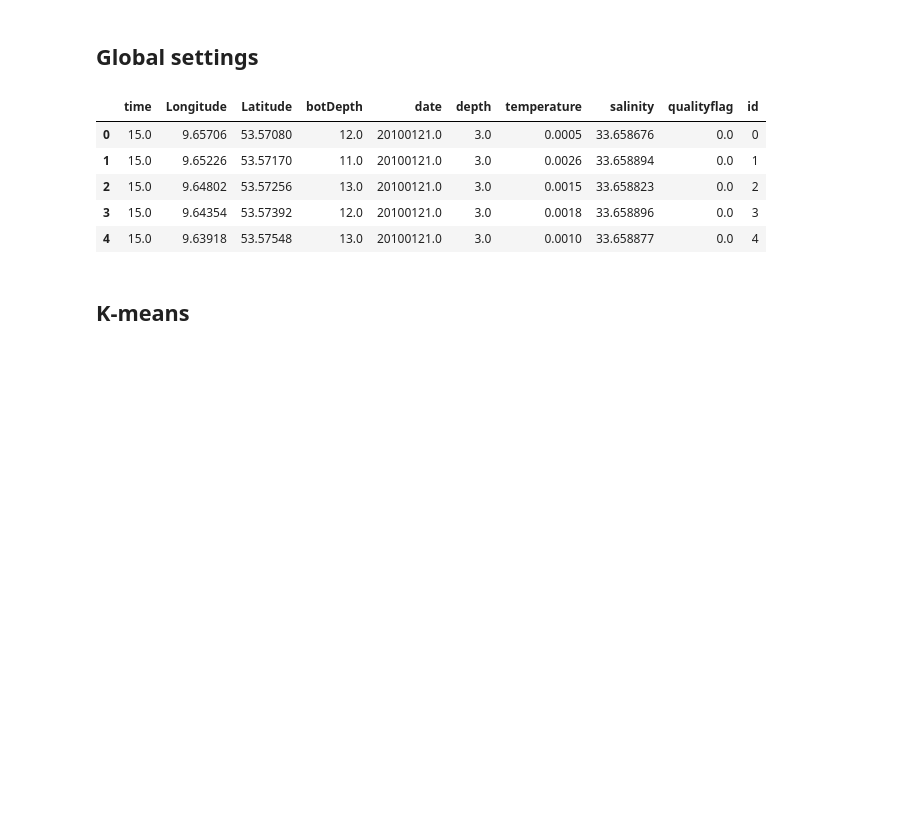
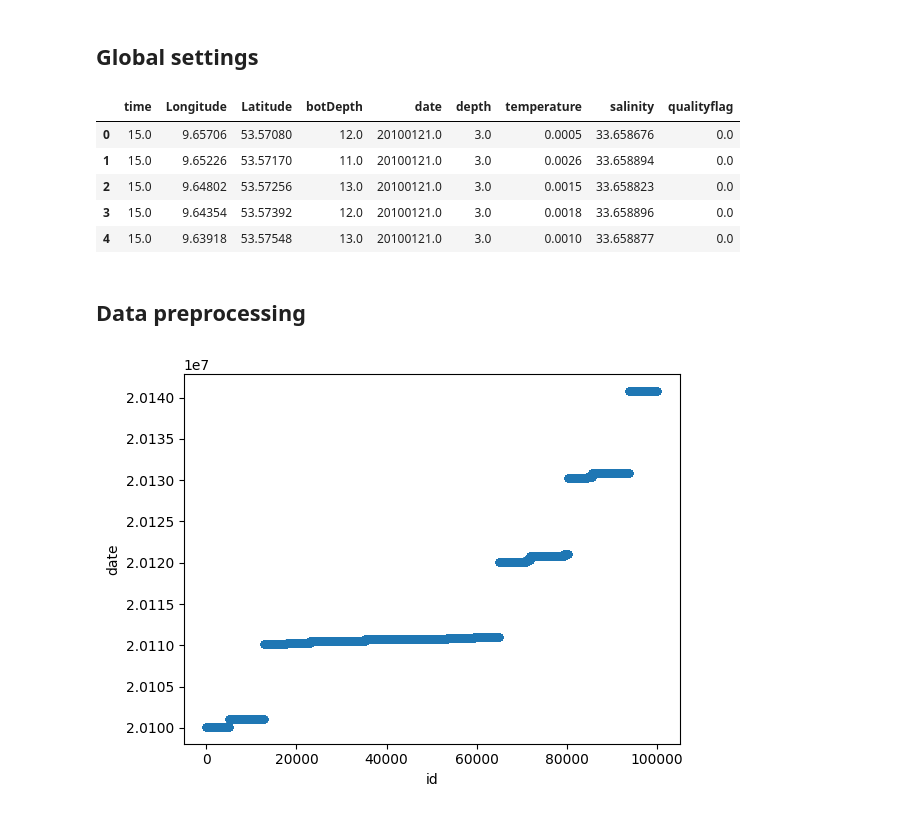
Before and after one commit to nali001/Quality-Control, a Jupyter notebook: unsupervised_learning.ipynb, the cells around one changed output. Drawn from its saved outputs; the diff is of its cells as text; code cells hidden in the pictures; blank space fills up the shorter version.

```diff
--- a/unsupervised_learning.ipynb
+++ b/unsupervised_learning.ipynb
@@ -14,8 +16,16 @@ from sklearn.metrics import confusion_matrix
 # %%
+def simple_plot(df, feature, low_i=200, high_i=500):
+    # Add temperary `id` for plotting
+    df['id'] = range(len(df))
+    df.iloc[low_i:high_i].plot.scatter(x='id', y=feature)
+    df.drop(columns=['id'], inplace=True)
+
 class AnomalyPlotter():
     def __init__(self, data, true_label, predicted_label):
         # Omit extreme data points
         data = data.loc[data['temperature'] > -50]
+        # Add temperary `id` for plotting
+        data['id'] = range(len(data))
         self.data = data
         self.data_tp = data.loc[(data[true_label] == 1) & data[predicted_label] == 1]
         self.data_tn = data.loc[(data[true_label] == 0) & data[predicted_label] == 0]
@@ -63,16 +73,19 @@ class AnomalyPlotter():
 DATA_PATH = "data/2010to2017nsWithoutNA.csv"
 # %%
 data = pd.read_csv(DATA_PATH)
-# Add id
-data['id'] = range(len(data))
 data.head()
 # %% [output]
-|  | time | Longitude | Latitude | botDepth | date | depth | temperature | salinity | qualityflag | id |
-| 0 | 15.0 | 9.65706 | 53.57080 | 12.0 | 20100121.0 | 3.0 | 0.0005 | 33.658676 | 0.0 | 0 |
-| 1 | 15.0 | 9.65226 | 53.57170 | 11.0 | 20100121.0 | 3.0 | 0.0026 | 33.658894 | 0.0 | 1 |
-| 2 | 15.0 | 9.64802 | 53.57256 | 13.0 | 20100121.0 | 3.0 | 0.0015 | 33.658823 | 0.0 | 2 |
-| 3 | 15.0 | 9.64354 | 53.57392 | 12.0 | 20100121.0 | 3.0 | 0.0018 | 33.658896 | 0.0 | 3 |
-| 4 | 15.0 | 9.63918 | 53.57548 | 13.0 | 20100121.0 | 3.0 | 0.0010 | 33.658877 | 0.0 | 4 |
+|  | time | Longitude | Latitude | botDepth | date | depth | temperature | salinity | qualityflag |
+| 0 | 15.0 | 9.65706 | 53.57080 | 12.0 | 20100121.0 | 3.0 | 0.0005 | 33.658676 | 0.0 |
+| 1 | 15.0 | 9.65226 | 53.57170 | 11.0 | 20100121.0 | 3.0 | 0.0026 | 33.658894 | 0.0 |
+| 2 | 15.0 | 9.64802 | 53.57256 | 13.0 | 20100121.0 | 3.0 | 0.0015 | 33.658823 | 0.0 |
+| 3 | 15.0 | 9.64354 | 53.57392 | 12.0 | 20100121.0 | 3.0 | 0.0018 | 33.658896 | 0.0 |
+| 4 | 15.0 | 9.63918 | 53.57548 | 13.0 | 20100121.0 | 3.0 | 0.0010 | 33.658877 | 0.0 |
-# %% [markdown]
-## K-means
+# %% [markdown]
+## Data preprocessing
+# %%
+feature = 'date'
+simple_plot(data, feature, low_i=0, high_i=100000)
+# %% [output]
+[figure, added]
 # %%
```
Also changed, not shown: parts of 20 cells of this notebook, 4 other files.
